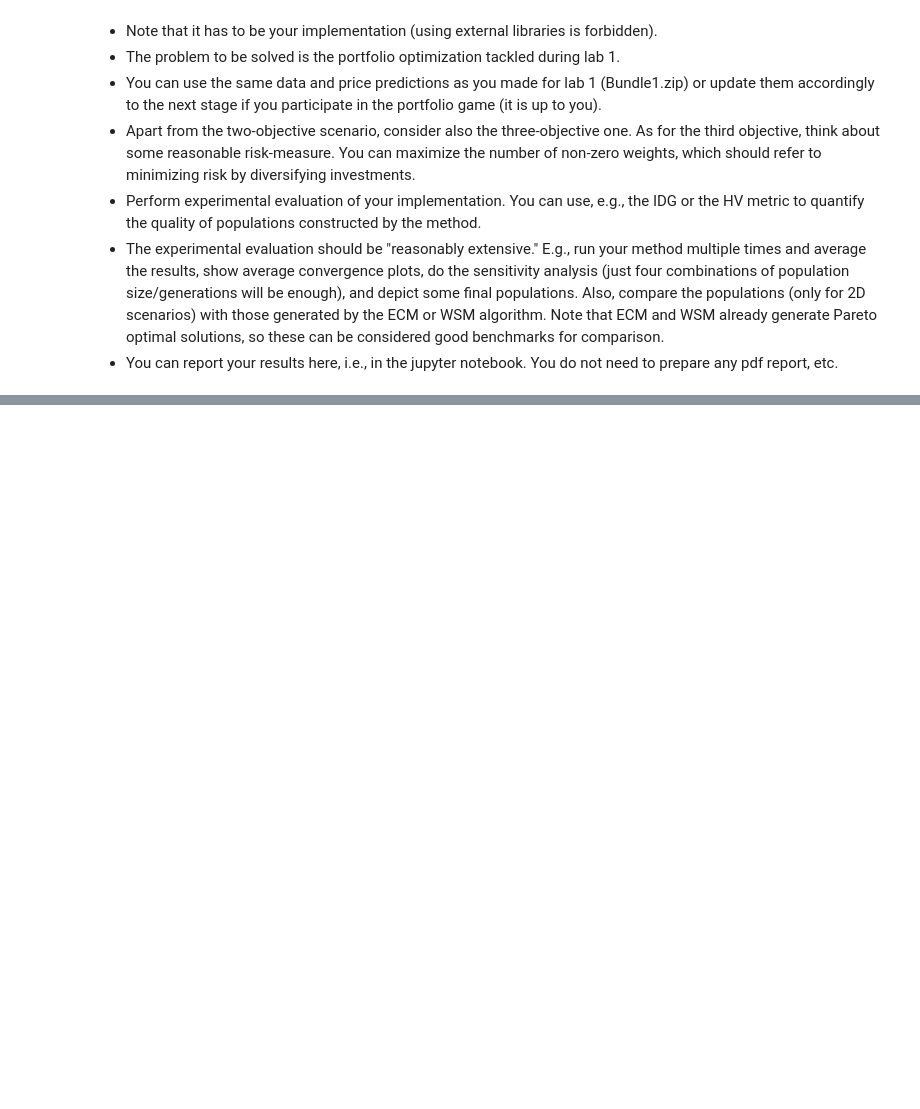
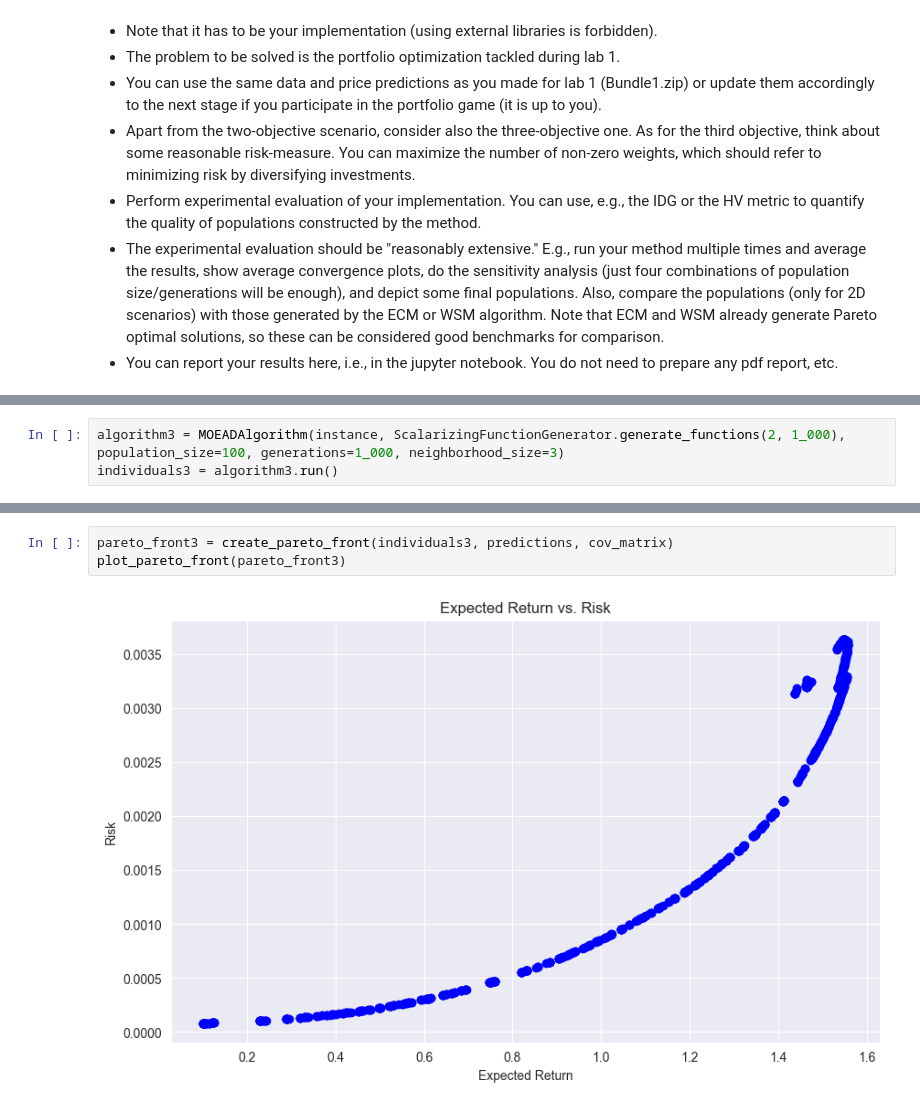
Before and after one commit to jwarczynski/fake-stock-predictions-challenge, a Jupyter notebook: Script2.ipynb, the cells around one changed output, grey strips where cells are left out. Drawn from its saved outputs; the diff is of its cells as text; blank space fills up the shorter version.

```diff
--- a/Script2.ipynb
+++ b/Script2.ipynb
@@ -112,0 +376,3 @@ class MOEADAlgorithm:
+# %%
+algorithm3 = MOEADAlgorithm(instance, ScalarizingFunctionGenerator.generate_functions(2, 1_000), population_size=100, generations=1_000, neighborhood_size=3)
+individuals3 = algorithm3.run()
@@ -112,0 +399,5 @@ class MOEADAlgorithm:
+# %%
+pareto_front3 = create_pareto_front(individuals3, predictions, cov_matrix)
+plot_pareto_front(pareto_front3)
+# %% [output]
+[figure, added]
```
Also changed, not shown: parts of 20 cells of this notebook.
